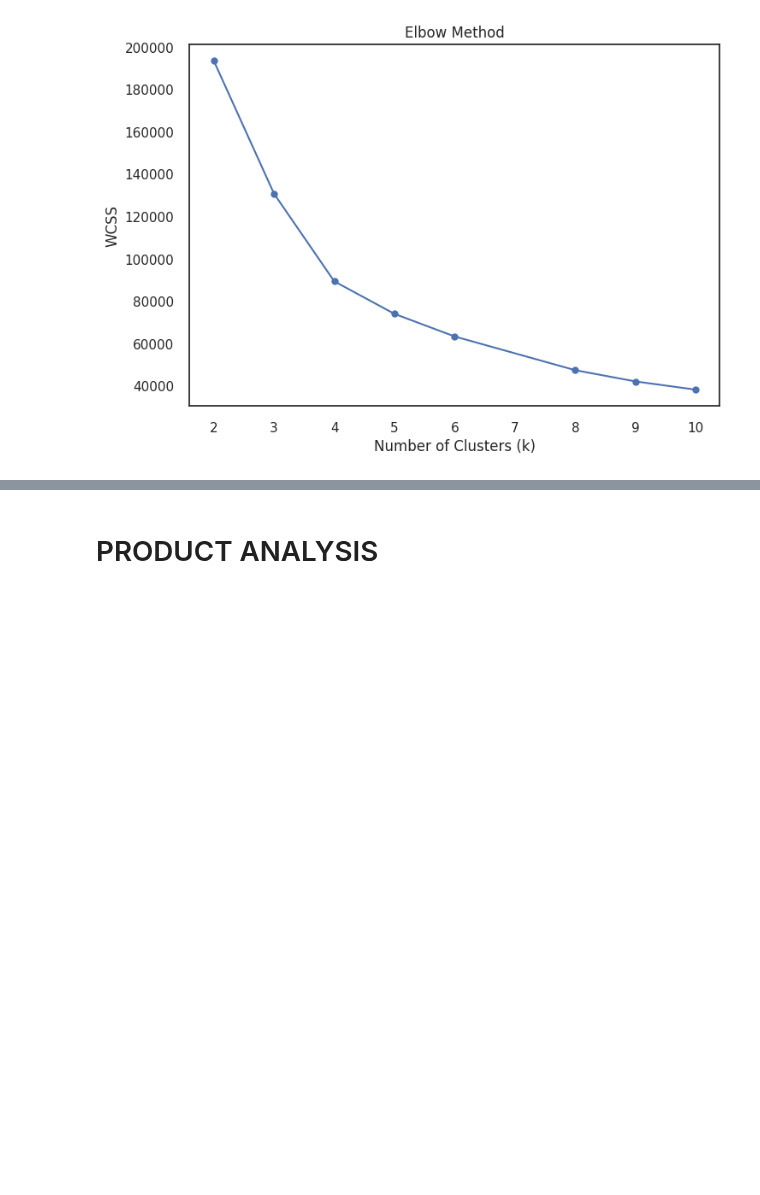
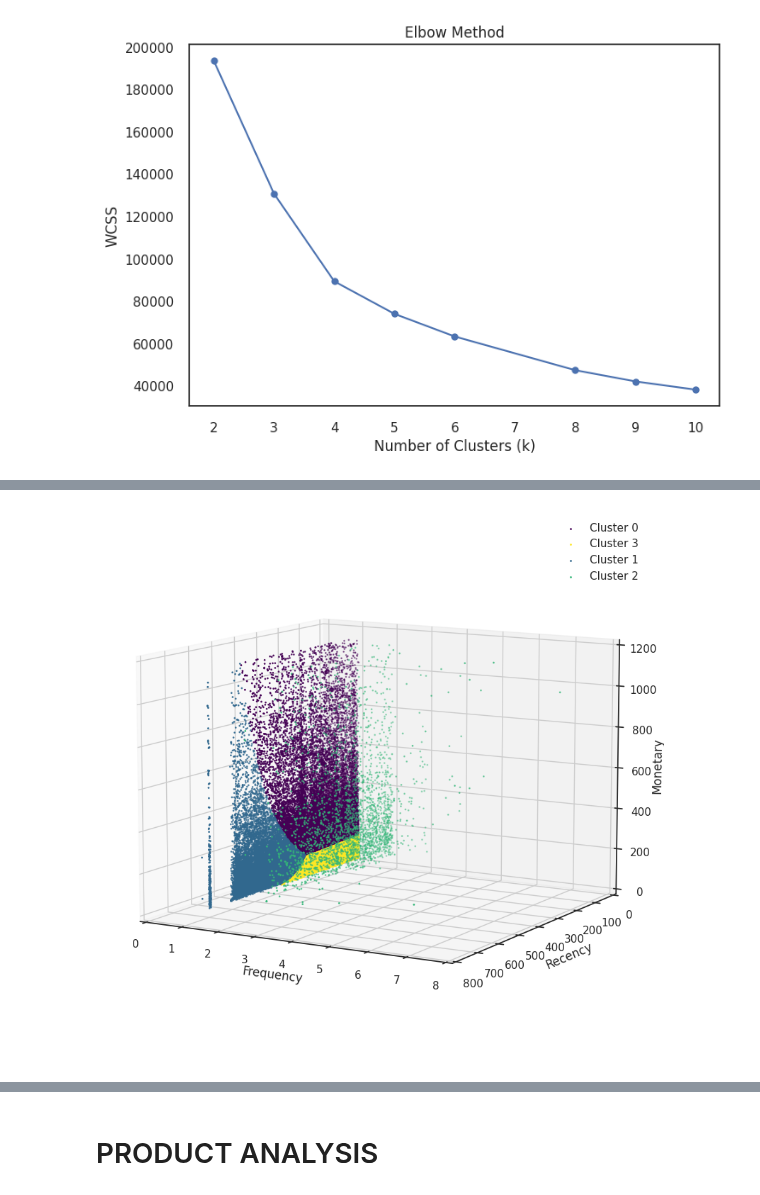
Before and after one commit to Pablocodes1993/finalproject, a Jupyter notebook: CUSTOMER_SEGMENTATION_USING_UNSUPERVISED_METHODS_AND_RFM.ipynb, the cells around one changed output, grey strips where cells are left out. Saved outputs shown, nothing was run; the diff lists cells and outputs as text; code cells hidden in the pictures; blank space fills up the shorter version.

```diff
--- a/CUSTOMER_SEGMENTATION_USING_UNSUPERVISED_METHODS_AND_RFM.ipynb
+++ b/CUSTOMER_SEGMENTATION_USING_UNSUPERVISED_METHODS_AND_RFM.ipynb
@@ -1792,3 +1876,45 @@ plt.show()
+# %%
+import pandas as pd
+import numpy as np
+import matplotlib.pyplot as plt
+from mpl_toolkits.mplot3d import Axes3D
+
+# Assuming concatenated_df is the DataFrame with "Recency", "Frequency", "Monetary", and "Cluster" columns
+
+# Create a larger figure
+fig = plt.figure(figsize=(14, 10))
+ax = fig.add_subplot(111, projection='3d')
+
+# Get unique cluster labels
+clusters = RFM_log_trans_wo_scaled['Cluster'].unique()
+
+# Assign a different color to each cluster
+colors = plt.cm.viridis(clusters / max(clusters))
+
+# Scatter plot the data points with color-coded clusters
+for cluster, color in zip(clusters, colors):
+    cluster_data = RFM_log_trans_wo_scaled[RFM_log_trans_wo_scaled['Cluster'] == cluster]
+    ax.scatter(cluster_data['Frequency'], cluster_data['Recency'], cluster_data['Monetary'], c=color, label=f'Cluster {cluster}', s=1)  # Adjust the value of s to make the dots smaller
+
+# Set labels and title
+ax.set_xlabel('Frequency', labelpad=7)  # Add space between the x-axis label and the axis
+ax.set_ylabel('Recency', labelpad=7)  # Add space between the y-axis label and the axis
+ax.set_zlabel('Monetary', labelpad=4)  # Add space between the z-axis label and the axis
+#ax.set_title('3D Plot of RFM Variables Grouped by Clusters')
+ax.legend()
+
+# Set the range of each axis
+ax.set_xlim3d(8, 0)  # Modify the range of the x-axis
+ax.set_ylim3d(0, 800)  # Modify the range of the y-axis
+ax.set_zlim3d(0, 1200)  # Modify the range of the z-axis
+
+# Set the viewing angle
+ax.view_init(azim=120, elev=10)
+
+# Show the plot
+plt.show()
+# %% [output]
+[figure, added]
 # %%
 import matplotlib.pyplot as plt
 
```
Also changed, not shown: parts of 16 cells of this notebook.
